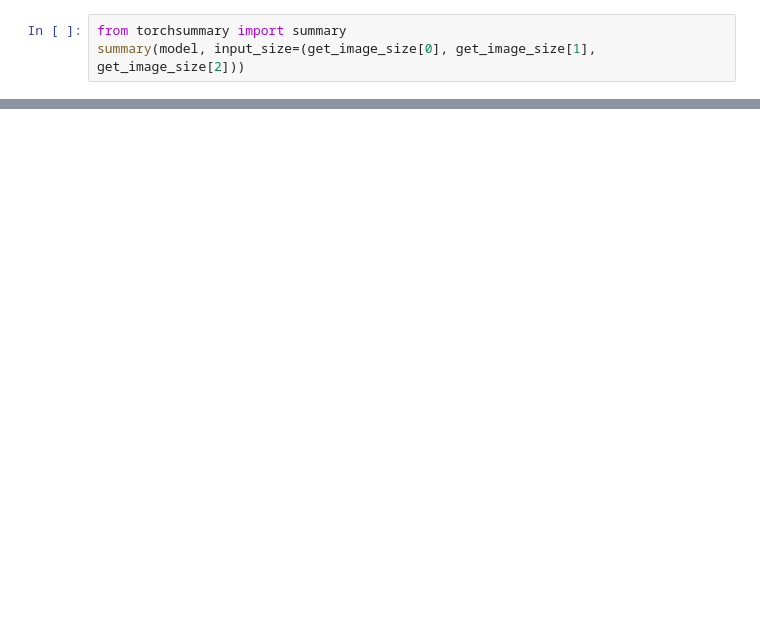
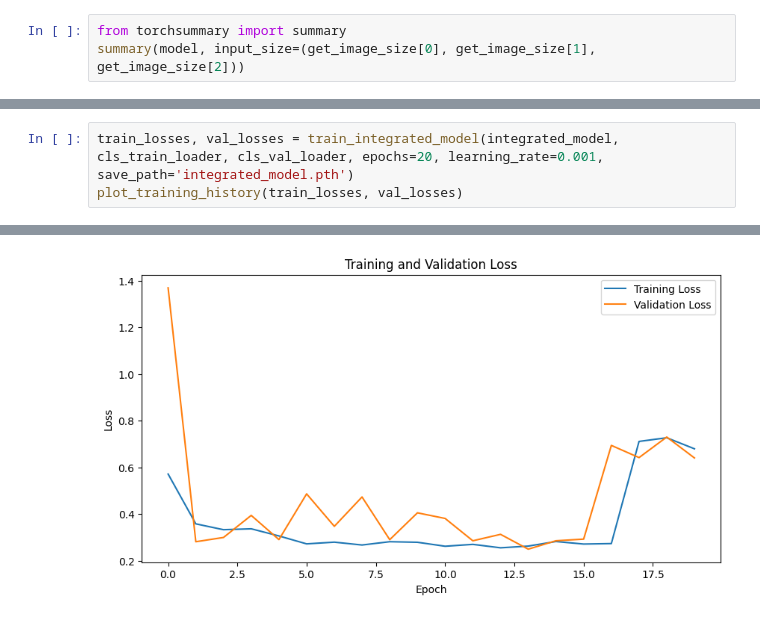
Before and after one commit to engabduallah/teknofest-green-matter, a Jupyter notebook: Stroke_Classifier_Using_MedViT.ipynb, the cells around one changed output, grey strips where cells are left out. Drawn from its saved outputs; the diff is of its cells as text; blank space fills up the shorter version.

```diff
--- a/Stroke_Classifier_Using_MedViT.ipynb
+++ b/Stroke_Classifier_Using_MedViT.ipynb
@@ -499,0 +970,4 @@ test_model(model, test_loader)
+# %%
+train_losses, val_losses = train_integrated_model(integrated_model, cls_train_loader, cls_val_loader, epochs=20, learning_rate=0.001, save_path='integrated_model.pth')
+plot_training_history(train_losses, val_losses)
+# %% [output]
@@ -499,0 +994 @@ test_model(model, test_loader)
+[figure, added]
```
Also changed, not shown: parts of 43 cells of this notebook.
